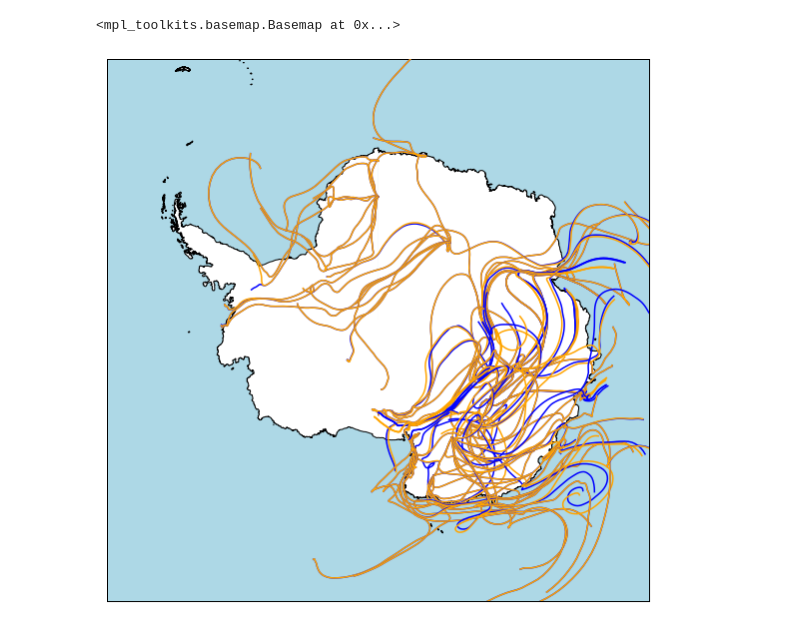
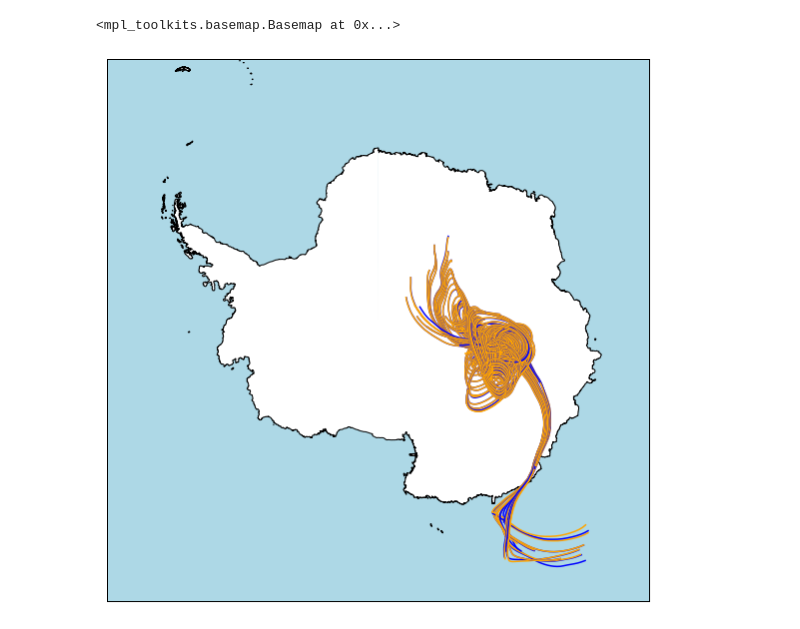
Before and after one commit to MarioAlessandroNapoli/Influence-of-local-sources-on-the-mineral-dust-budget-in-Antarctica, a Jupyter notebook: PySplit.ipynb, the cells around one changed output. Drawn from its saved outputs; the diff is of its cells as text; code cells hidden in the pictures.

```diff
--- a/PySplit.ipynb
+++ b/PySplit.ipynb
@@ -51,17 +48,5 @@ def run_and_visualize_hysplit(basename, years, months, days, hours, altitudes, l
 color_dict = {5.0 : 'blue',
               10.0 : 'orange',
               20.0 : 'red'}
-# %%
-run_and_visualize_hysplit(basename = "test_1",
-                          years = [2021],
-                          months = [8],
-                          days = slice(1, 10, 1),
-                          hours = [12],
-                          altitudes=[5, 10],
-                          location=list(zip(stazioni.latitude, stazioni.longitude)),
-                          runtime=120)
-# %% [output]
-<mpl_toolkits.basemap.Basemap at 0x...>
-[figure, old version]
 # %%
 stazioni = pd.read_csv("data/step_1_data_output/stazioni_enriched.csv")
@@ -70,3 +53,16 @@ traj_coords = np.concatenate([np.array(list(zip(x.path.xy[0], x.path.xy[1]))) fo
+# %%
+run_and_visualize_hysplit(basename = "test_1",
+                          years = [2021],
+                          months = [8],
+                          days = slice(1, 31, 1),
+                          hours = [0, 6, 12, 18],
+                          altitudes=[5, 10],
+                          location=(stazioni.latitude.values[0], stazioni.longitude.values[0]),
+#                           location=list(zip(stazioni.latitude, stazioni.longitude)),
+                          runtime=-120)
+# %% [output]
+<mpl_toolkits.basemap.Basemap at 0x...>
+[figure, new version]
 # %%
 filenames = glob(f"data/step_3_data_output/traj/test_1*")
 trajgroup = pysplit.make_trajectorygroup(filenames)
```
Also changed, not shown: parts of 5 cells of this notebook, 4 other files.
